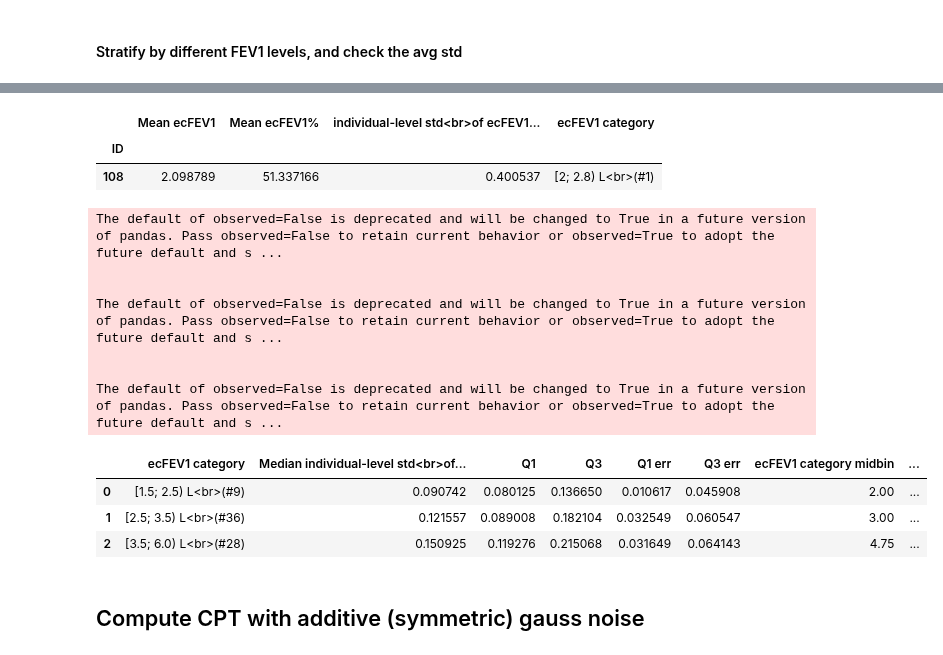
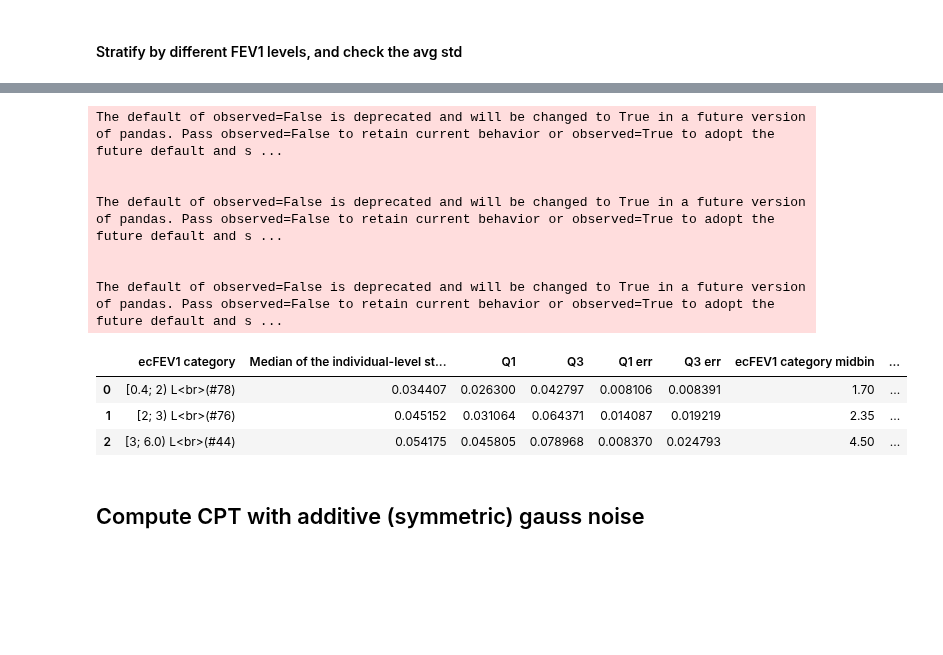
Before and after one commit to tristantreb/phd, a Jupyter notebook: src/modelling_fev1/ecfev1_noise_model.ipynb, the cells around one changed output, grey strips where cells are left out. Cells and saved outputs as stored; diff of their text form; code cells hidden in the pictures; blank space fills up the shorter version.

Commit message:
Plot results with moving avg

```diff
--- a/src/modelling_fev1/ecfev1_noise_model.ipynb
+++ b/src/modelling_fev1/ecfev1_noise_model.ipynb
@@ -176,16 +254,18 @@ for id in df_ma['ID'].unique():
 # %%
 # Create scatter plot
+df_ids = get_df_ids_from_df_ma(df_ma)
+
 fig = px.scatter(
-    df_std,
+    df_ids,
     x="Mean ecFEV1",
-    y="individual-level std<br>of ecFEV1 measurement",
-    title=title,
+    y="MAecFEV1 residuals std",
 )
 
+title = "How wrong is additive noise? (removed one outlier)"
 
 # Update x-axis and y-axis properties
 fig.update_xaxes(
-    title_text="Mean ecFEV1 for individual (L)",
+    title_text="Mean ecFEV1 (L)",
     range=[0, 6],
     showgrid=True,
     gridwidth=1,
@@ -194,12 +274,17 @@ fig.update_xaxes(
     mirror=True,
 )
 fig.update_yaxes(
-    showgrid=True, gridwidth=1, gridcolor="lightgrey", linecolor="black", mirror=True
+    showgrid=True,
+    gridwidth=1,
+    gridcolor="lightgrey",
+    linecolor="black",
+    mirror=True,
+    title_text="Individual-level standard deviation<br>of the ecFEV1 moving average residuals (L)",
 )
 
 # Update marker size and layout
 fig.update_traces(marker=dict(size=4))
-fig.update_layout(plot_bgcolor="white", width=600, height=450)
+fig.update_layout(plot_bgcolor="white", width=600, height=450, title=title)
 
 # Show the figure
 fig.show()
@@ -353,6 +514,0 @@ IndexError: tuple index out of range
-# %%
-df_std
-# %% [output]
-|  | Mean ecFEV1 | Mean ecFEV1% | individual-level std<br>of ecFEV1... | ecFEV1 category |
-| ID |  |  |  |  |
-| 108 | 2.098789 | 51.337166 | 0.400537 | [2; 2.8) L<br>(#1) |
@@ -436,19 +515,20 @@ fig.write_image(f"{dh.get_path_to_main()}PlotsBreathe/FEV1_modelling/{title}.pdf
 # %%
 # Compute median of stds for each category
-s_stds = df_std.groupby("ecFEV1 category")[
-    "individual-level std<br>of ecFEV1 measurement"
-].agg("median")
+std_col = "individual-level std<br>of ecFEV1 measurement"
+std_col = "MAecFEV1 residuals std"
+
+s_stds = df_ids.groupby("ecFEV1 category")[std_col].agg("median")
 df_cats = pd.DataFrame(s_stds)
 # Rename col to "Median ..."
-median_col = "Median individual-level std<br>of ecFEV1 measurements"
+median_col = "Median of the individual-level std<br>of the ecFEV1 residuals (L)"
 df_cats.columns = [median_col]
 # Compute 0.25 percentile and 0.75 percentile
-df_cats["Q1"] = df_std.groupby("ecFEV1 category")[
-    "individual-level std<br>of ecFEV1 measurement"
-].agg(lambda x: np.percentile(x, 25))
-df_cats["Q3"] = df_std.groupby("ecFEV1 category")[
-    "individual-level std<br>of ecFEV1 measurement"
-].agg(lambda x: np.percentile(x, 75))
+df_cats["Q1"] = df_ids.groupby("ecFEV1 category")[std_col].agg(
+    lambda x: np.percentile(x, 25)
+)
+df_cats["Q3"] = df_ids.groupby("ecFEV1 category")[std_col].agg(
+    lambda x: np.percentile(x, 75)
+)
 # Compute Q1
 df_cats["Q1 err"] = df_cats[median_col] - df_cats["Q1"]
 # Compute Q3
@@ -479,39 +559,39 @@ fig = px.scatter(
     error_y_minus="Q1 err",
 )
 # Use same color for scatter plot
 for i in range(3):
     # for i in range(4):
     fig.data[i].marker.color = "#636EFA"
 fig.add_traces(
     px.line(df_cats, x="ecFEV1 category midbin", y="trendline")
     .update_traces(line=dict(color="black", dash="dot"))
     .data
 )
 
 # Replace x axis labels by ecFEV1 category
 fig.update_xaxes(
-    title_text="ecFEV1 (L)",
+    title_text="ecFEV1 category midbin (L)",
     tickvals=df_cats["ecFEV1 category midbin"],
     ticktext=df_cats["ecFEV1 category"],
 )
 # X range from min ecfev1 in df to max ecfev1 in df
-fig.update_xaxes(range=[min, max])
+# fig.update_xaxes(range=[min, max])
 # Remove legend
 fig.update_layout(showlegend=False, width=650, height=400)
 fig.show()
 df_cats
 # %% [output]
 The default of observed=False is deprecated and will be changed to True in a future version of pandas. Pass observed=False to retain current behavior or observed=True to adopt the future default and s ...
 
 
 The default of observed=False is deprecated and will be changed to True in a future version of pandas. Pass observed=False to retain current behavior or observed=True to adopt the future default and s ...
 
 
 The default of observed=False is deprecated and will be changed to True in a future version of pandas. Pass observed=False to retain current behavior or observed=True to adopt the future default and s ...
-|  | ecFEV1 category | Median individual-level std<br>of... | Q1 | Q3 | Q1 err | Q3 err | ecFEV1 category midbin | ... |
-| 0 | [1.5; 2.5) L<br>(#9) | 0.090742 | 0.080125 | 0.136650 | 0.010617 | 0.045908 | 2.00 | ... |
-| 1 | [2.5; 3.5) L<br>(#36) | 0.121557 | 0.089008 | 0.182104 | 0.032549 | 0.060547 | 3.00 | ... |
-| 2 | [3.5; 6.0) L<br>(#28) | 0.150925 | 0.119276 | 0.215068 | 0.031649 | 0.064143 | 4.75 | ... |
+|  | ecFEV1 category | Median of the individual-level st... | Q1 | Q3 | Q1 err | Q3 err | ecFEV1 category midbin | ... |
+| 0 | [0.4; 2) L<br>(#78) | 0.034407 | 0.026300 | 0.042797 | 0.008106 | 0.008391 | 1.70 | ... |
+| 1 | [2; 3) L<br>(#76) | 0.045152 | 0.031064 | 0.064371 | 0.014087 | 0.019219 | 2.35 | ... |
+| 2 | [3; 6.0) L<br>(#44) | 0.054175 | 0.045805 | 0.078968 | 0.008370 | 0.024793 | 4.50 | ... |
 # %% [markdown]
 ## Compute CPT with additive (symmetric) gauss noise
 # %%
```
Also changed, not shown: parts of 16 cells of this notebook.
